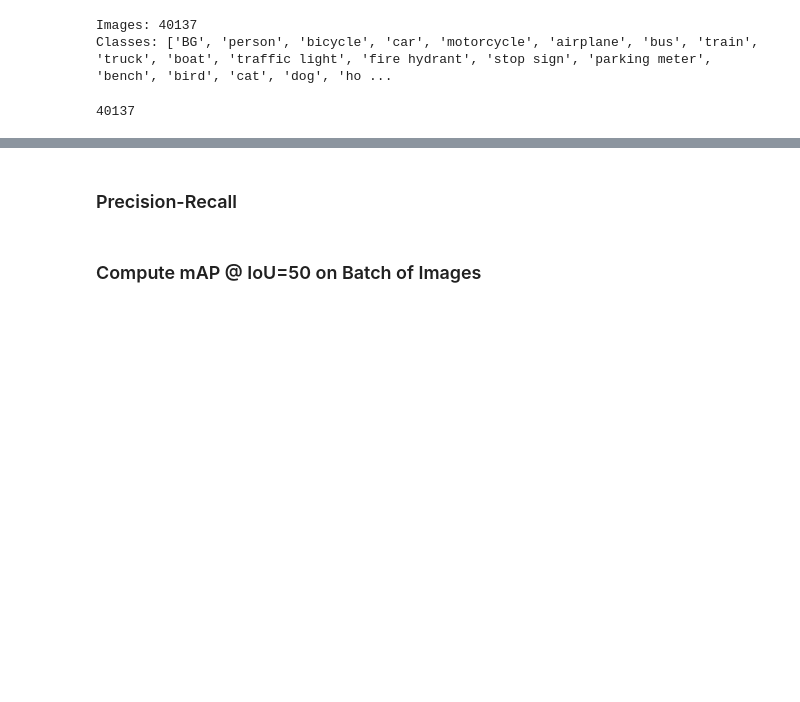
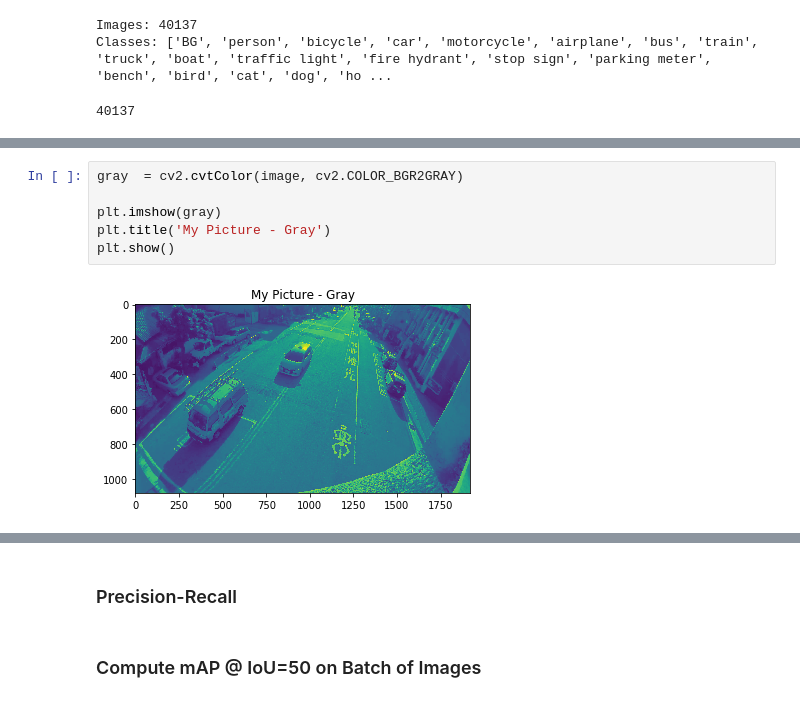
Before and after one commit to randomForester/HPB, a Jupyter notebook: TF_HPBrain/Temp/project_maskrcnn.ipynb, the cells around one changed output, grey strips where cells are left out. Drawn from its saved outputs; the diff is of its cells as text; blank space fills up the shorter version.

```diff
--- a/TF_HPBrain/Temp/project_maskrcnn.ipynb
+++ b/TF_HPBrain/Temp/project_maskrcnn.ipynb
@@ -490,0 +511,8 @@ AP @0.50-0.95:   0.398
+# %%
+gray  = cv2.cvtColor(image, cv2.COLOR_BGR2GRAY)
+
+plt.imshow(gray)
+plt.title('My Picture - Gray')
+plt.show()
+# %% [output]
+[figure, added]
```
Also changed, not shown: parts of 11 cells of this notebook.
